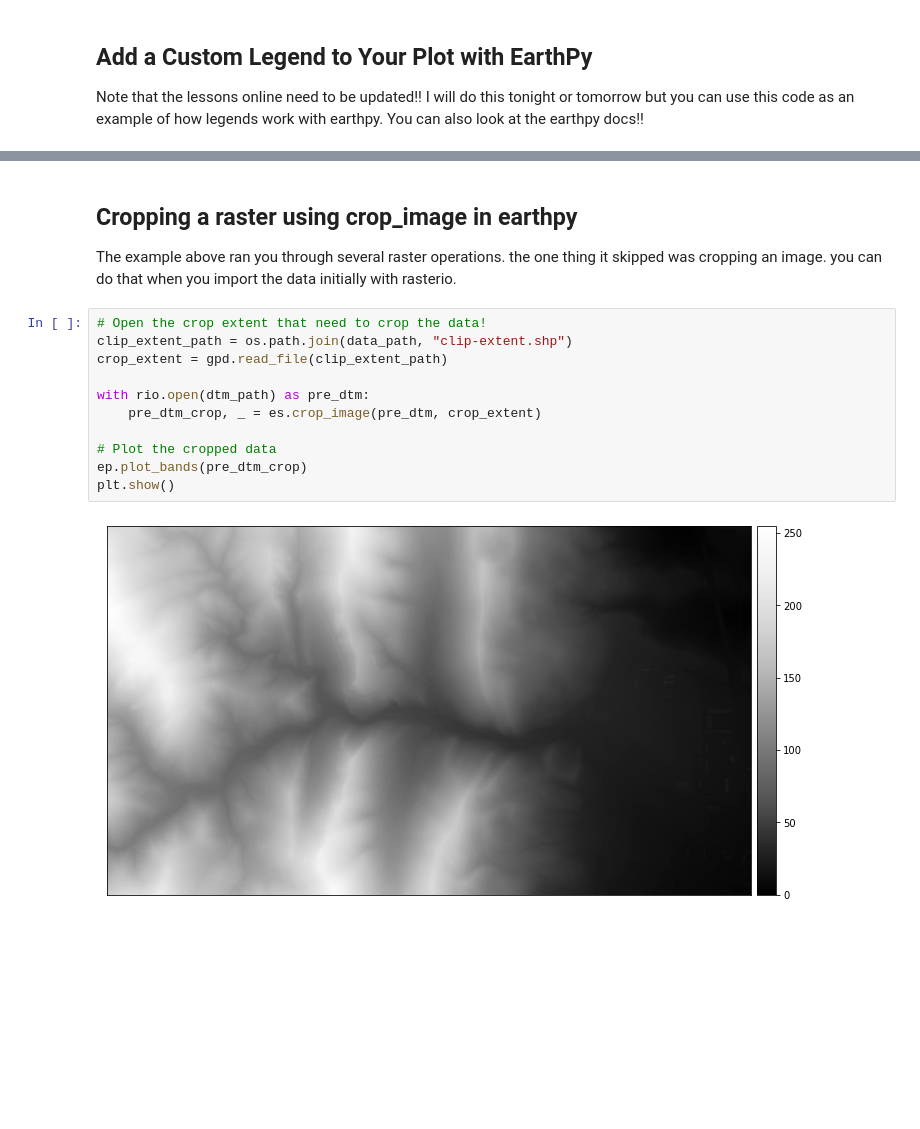
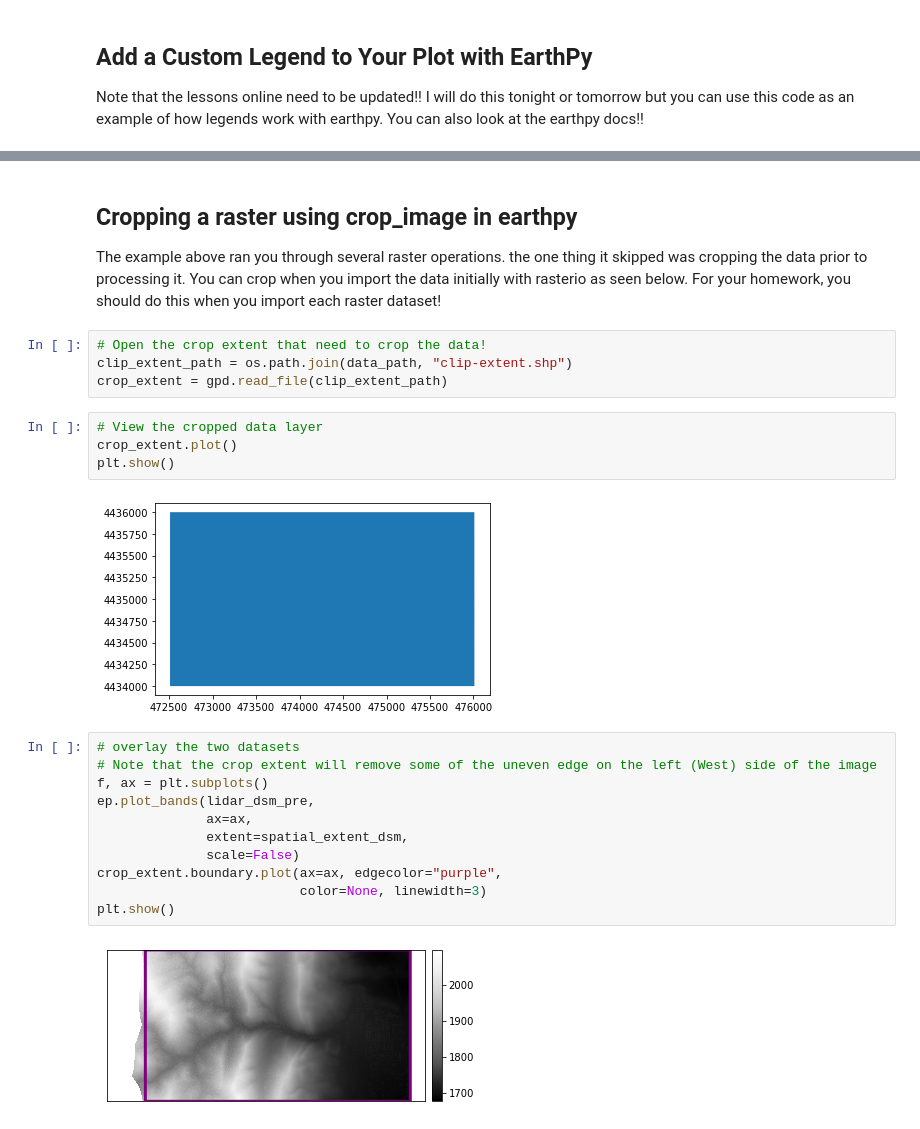
Before and after one commit to earthlab-education/ea-python-spring-2020-course-notebooks, a Jupyter notebook: in-class-demos/wk02-raster-demo.ipynb, the cells around one changed output, grey strips where cells are left out. Drawn from its saved outputs; the diff is of its cells as text; blank space fills up the shorter version.

```diff
--- a/in-class-demos/wk02-raster-demo.ipynb
+++ b/in-class-demos/wk02-raster-demo.ipynb
@@ -235,17 +254,27 @@ plt.show()
 # %% [markdown]
 ## Cropping a raster using crop_image in earthpy
 
-The example above ran you through several raster operations. the one thing it skipped was cropping an image. you can do that when you import the data initially with rasterio.
+The example above ran you through several raster operations. the one thing it skipped was cropping the data prior to processing it. You can crop when you import the data initially with rasterio as seen below. For your homework, you should do this when you import each raster dataset!
 # %%
 # Open the crop extent that need to crop the data!
 clip_extent_path = os.path.join(data_path, "clip-extent.shp")
 crop_extent = gpd.read_file(clip_extent_path)
-
-with rio.open(dtm_path) as pre_dtm:
-    pre_dtm_crop, _ = es.crop_image(pre_dtm, crop_extent)
-
-# Plot the cropped data
-ep.plot_bands(pre_dtm_crop)
-plt.show()
-# %% [output]
-[figure, removed]
+# %%
+# View the cropped data layer
+crop_extent.plot()
+plt.show()
+# %% [output]
+[figure, added]
+# %%
+# overlay the two datasets
+# Note that the crop extent will remove some of the uneven edge on the left (West) side of the image
+f, ax = plt.subplots()
+ep.plot_bands(lidar_dsm_pre,
+              ax=ax,
+              extent=spatial_extent_dsm,
+              scale=False)
+crop_extent.boundary.plot(ax=ax, edgecolor="purple",
+                          color=None, linewidth=3)
+plt.show()
+# %% [output]
+[figure, added]
```
Also changed, not shown: parts of 23 cells of this notebook.
